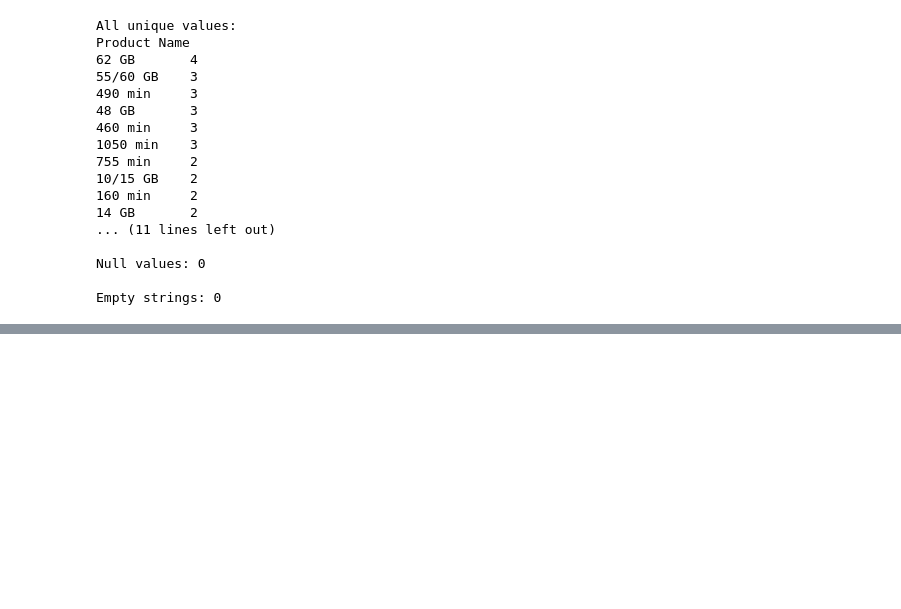
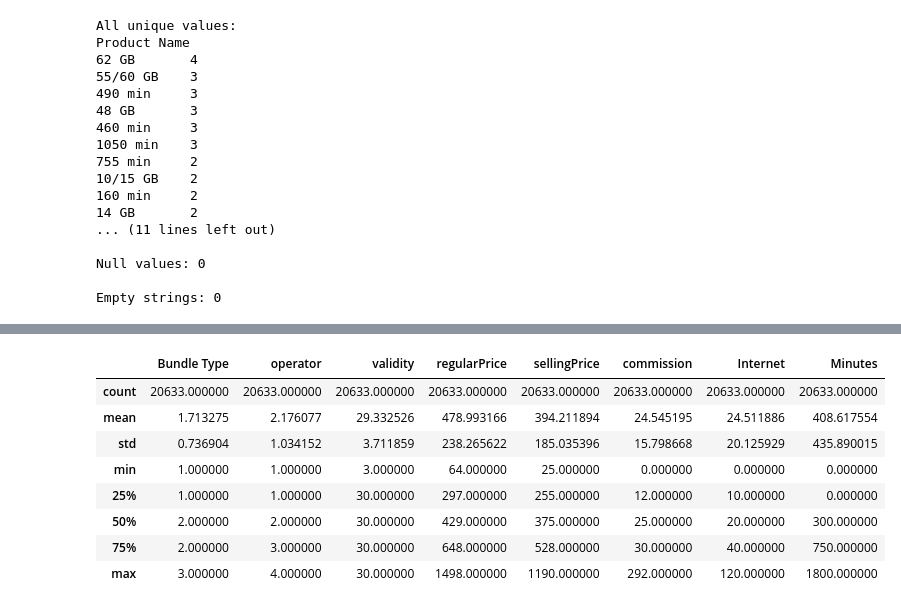
Before and after one commit to mddmustainbillah/telecommunication-project, a Jupyter notebook: notebooks/data_cleaning.ipynb, the cells around one changed output, grey strips where cells are left out. Cells and saved outputs as stored; diff of their text form; code cells hidden in the pictures; blank space fills up the shorter version.

```diff
--- a/notebooks/data_cleaning.ipynb
+++ b/notebooks/data_cleaning.ipynb
@@ -391,0 +460,19 @@ df.head(1)
+# %%
+# Drop rows where regularPrice and sellingPrice is 0 and reset index
+df = df[df['regularPrice'] != 0].reset_index(drop=True)
+df = df[df['sellingPrice'] != 0].reset_index(drop=True)
+
+# Make sure sellingPrice and commission contains only positive values
+df['sellingPrice'] = abs(df['sellingPrice'])
+df['commission'] = abs(df['commission'])
+df.describe()
+# %% [output]
+|  | Bundle Type | operator | validity | regularPrice | sellingPrice | commission | Internet | Minutes |
+| count | 20633.000000 | 20633.000000 | 20633.000000 | 20633.000000 | 20633.000000 | 20633.000000 | 20633.000000 | 20633.000000 |
+| mean | 1.713275 | 2.176077 | 29.332526 | 478.993166 | 394.211894 | 24.545195 | 24.511886 | 408.617554 |
+| std | 0.736904 | 1.034152 | 3.711859 | 238.265622 | 185.035396 | 15.798668 | 20.125929 | 435.890015 |
+| min | 1.000000 | 1.000000 | 3.000000 | 64.000000 | 25.000000 | 0.000000 | 0.000000 | 0.000000 |
+| 25% | 1.000000 | 1.000000 | 30.000000 | 297.000000 | 255.000000 | 12.000000 | 10.000000 | 0.000000 |
+| 50% | 2.000000 | 2.000000 | 30.000000 | 429.000000 | 375.000000 | 25.000000 | 20.000000 | 300.000000 |
+| 75% | 2.000000 | 3.000000 | 30.000000 | 648.000000 | 528.000000 | 30.000000 | 40.000000 | 750.000000 |
+| max | 3.000000 | 4.000000 | 30.000000 | 1498.000000 | 1190.000000 | 292.000000 | 120.000000 | 1800.000000 |
```
Also changed, not shown: parts of 20 cells of this notebook, 1 other file.
